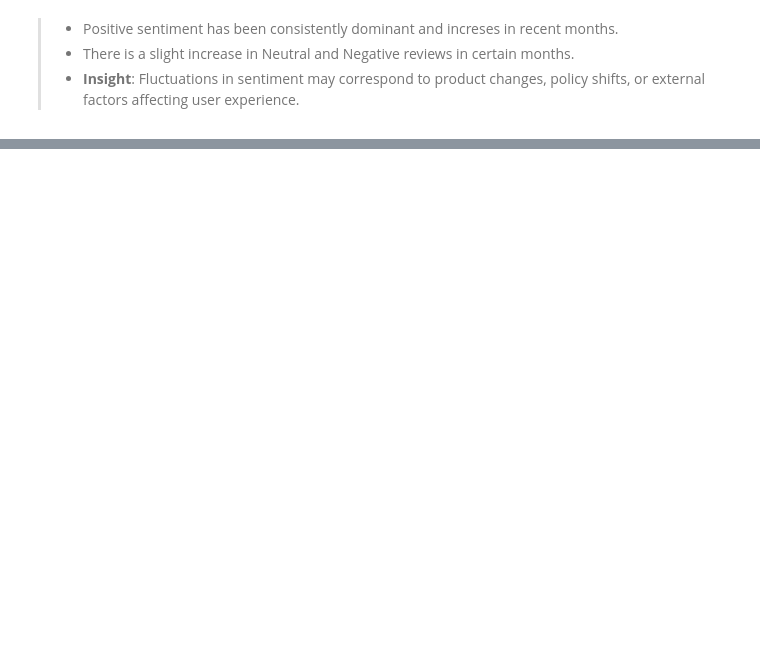
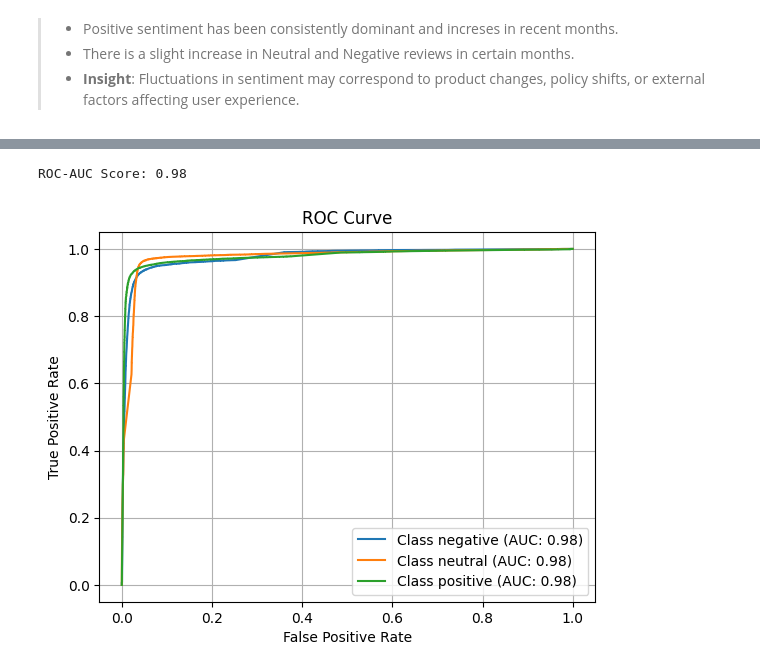
Before and after one commit to hsufrancy/chatgpt-review-sentiment-analysis, a Jupyter notebook: sentiment_analysis.ipynb, the cells around one changed output, grey strips where cells are left out. Cells and saved outputs as stored; diff of their text form; code cells hidden in the pictures; blank space fills up the shorter version.

```diff
--- a/sentiment_analysis.ipynb
+++ b/sentiment_analysis.ipynb
@@ -348,0 +473,22 @@ plt.show()
+# %%
+# Calculate probabilities for ROC-AUC
+y_prob = model.predict_proba(X_val)
+
+# ROC-AUC Score (one-vs-rest strategy for multiclass)
+roc_auc = roc_auc_score(y_val, y_prob, multi_class='ovr')
+print(f"ROC-AUC Score: {roc_auc:.2f}")
+
+# Plot ROC Curve for each class
+for i, class_label in enumerate(label_encoder.classes_):
+    fpr, tpr, _ = roc_curve(y_val == i, y_prob[:, i])  # One-vs-rest
+    plt.plot(fpr, tpr, label=f"Class {class_label} (AUC: {roc_auc_score(y_val == i, y_prob[:, i]):.2f})")
+
+plt.title("ROC Curve")
+plt.xlabel("False Positive Rate")
+plt.ylabel("True Positive Rate")
+plt.legend(loc="lower right")
+plt.grid()
+plt.show()
+# %% [output]
+ROC-AUC Score: 0.98
+[figure, added]
```
Also changed, not shown: parts of 44 cells of this notebook.
